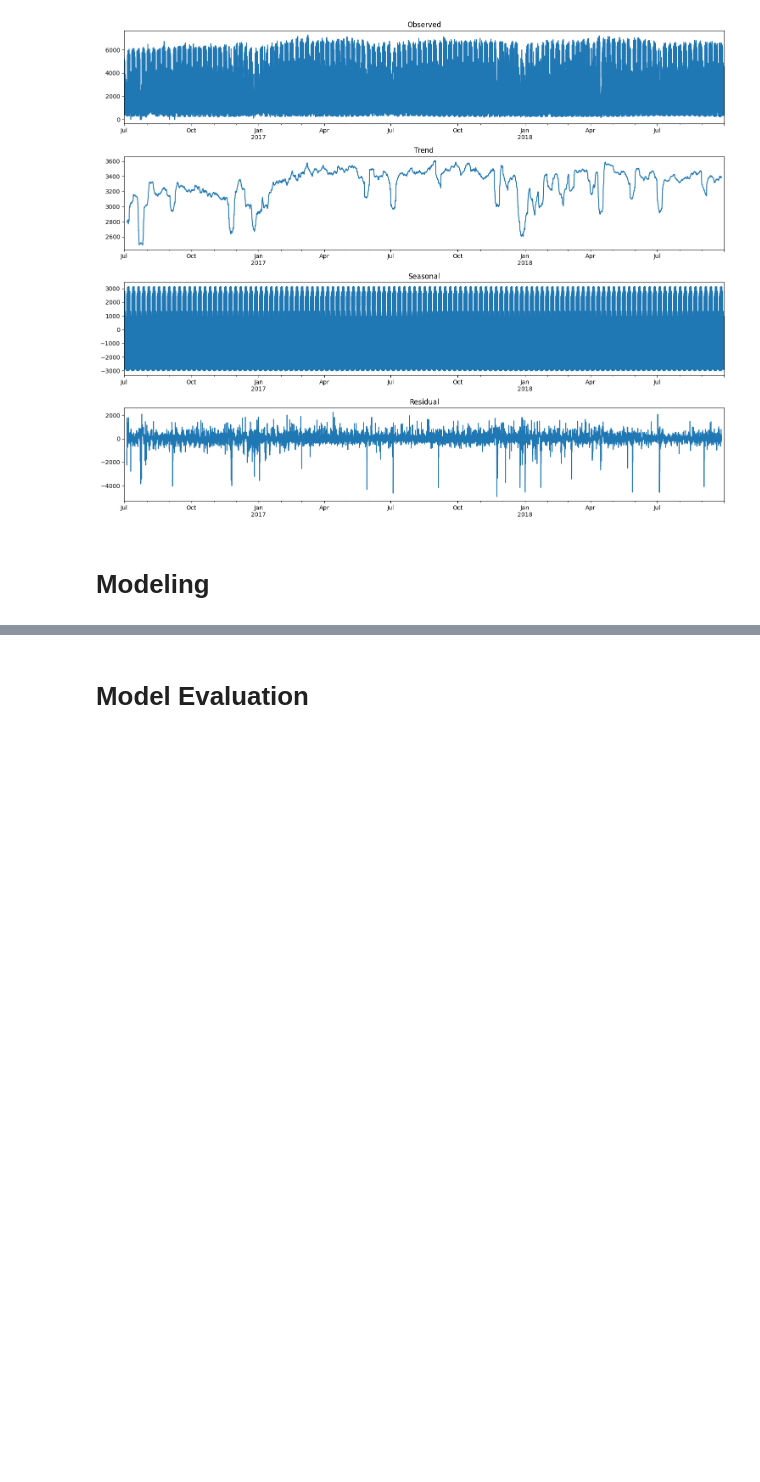
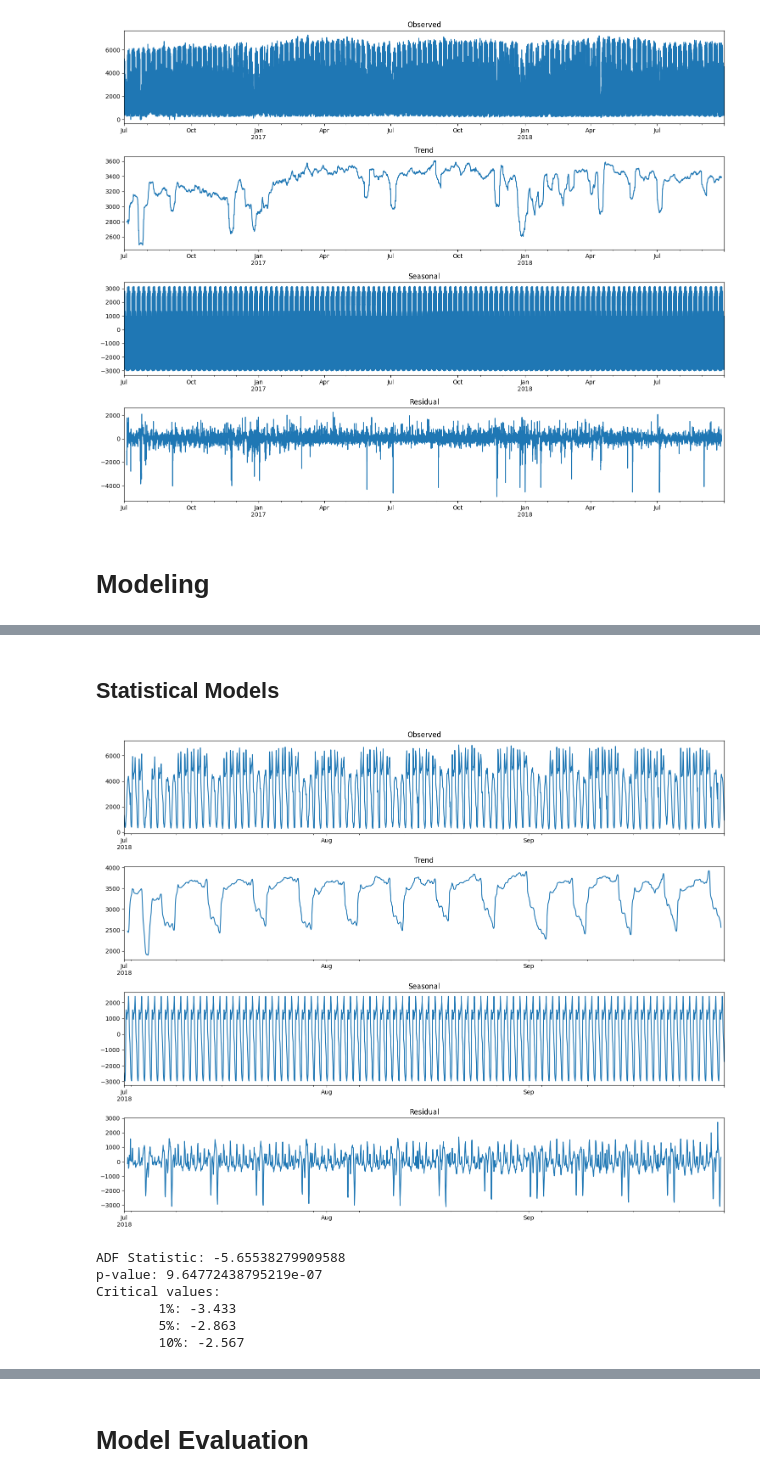
Before and after one commit to nandohos/mindd, a Jupyter notebook: TP2/TP2.ipynb, the cells around one changed output, grey strips where cells are left out. Drawn from its saved outputs; the diff is of its cells as text; code cells hidden in the pictures; blank space fills up the shorter version.

```diff
--- a/TP2/TP2.ipynb
+++ b/TP2/TP2.ipynb
@@ -1556,0 +471,53 @@ sigma2         0.0140      0.120      0.117      0.907      -0.220       0.249
+# %% [markdown]
+## Statistical Models
+# %%
+# First, let's take a subset of the data as mentioned in the requirements
+# We'll use 3 months of data to keep it manageable for statistical models
+df_subset = df_complete['2018-07-01':'2018-12-31'].copy()
+
+# Convert all numeric columns to the correct type
+df_subset['traffic_volume'] = pd.to_numeric(df_subset['traffic_volume'])
+df_subset['rain_1h'] = pd.to_numeric(df_subset['rain_1h'])
+df_subset['clouds_all'] = pd.to_numeric(df_subset['clouds_all'])
+df_subset['temp'] = pd.to_numeric(df_subset['temp'])
+# %%
+# 1. First, let's examine the time series components
+import pandas as pd
+import numpy as np
+import matplotlib.pyplot as plt
+from statsmodels.tsa.seasonal import seasonal_decompose
+
+# Perform seasonal decomposition
+decomposition = seasonal_decompose(df_subset['traffic_volume'], period=24)  # 24 hours for daily seasonality
+
+# Plot the decomposition
+fig, (ax1, ax2, ax3, ax4) = plt.subplots(4, 1, figsize=(15, 12))
+decomposition.observed.plot(ax=ax1)
+ax1.set_title('Observed')
+decomposition.trend.plot(ax=ax2)
+ax2.set_title('Trend')
+decomposition.seasonal.plot(ax=ax3)
+ax3.set_title('Seasonal')
+decomposition.resid.plot(ax=ax4)
+ax4.set_title('Residual')
+plt.tight_layout()
+plt.show()
+
+# 2. Check for stationarity
+from statsmodels.tsa.stattools import adfuller
+
+# Perform Augmented Dickey-Fuller test
+result = adfuller(df_subset['traffic_volume'])
+print('ADF Statistic:', result[0])
+print('p-value:', result[1])
+print('Critical values:')
+for key, value in result[4].items():
+    print('\t%s: %.3f' % (key, value))
+# %% [output]
+[figure, added]
+ADF Statistic: -5.65538279909588
+p-value: 9.64772438795219e-07
+Critical values:
+        1%: -3.433
+        5%: -2.863
+        10%: -2.567
```
Also changed, not shown: parts of 40 cells of this notebook, 1 other file.
